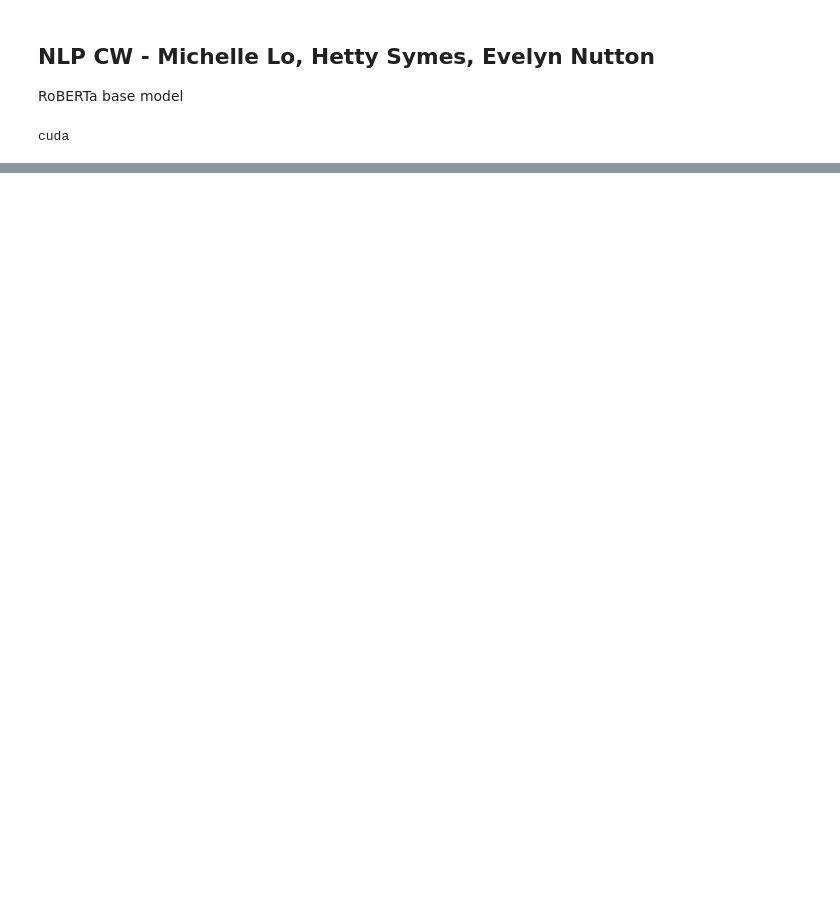
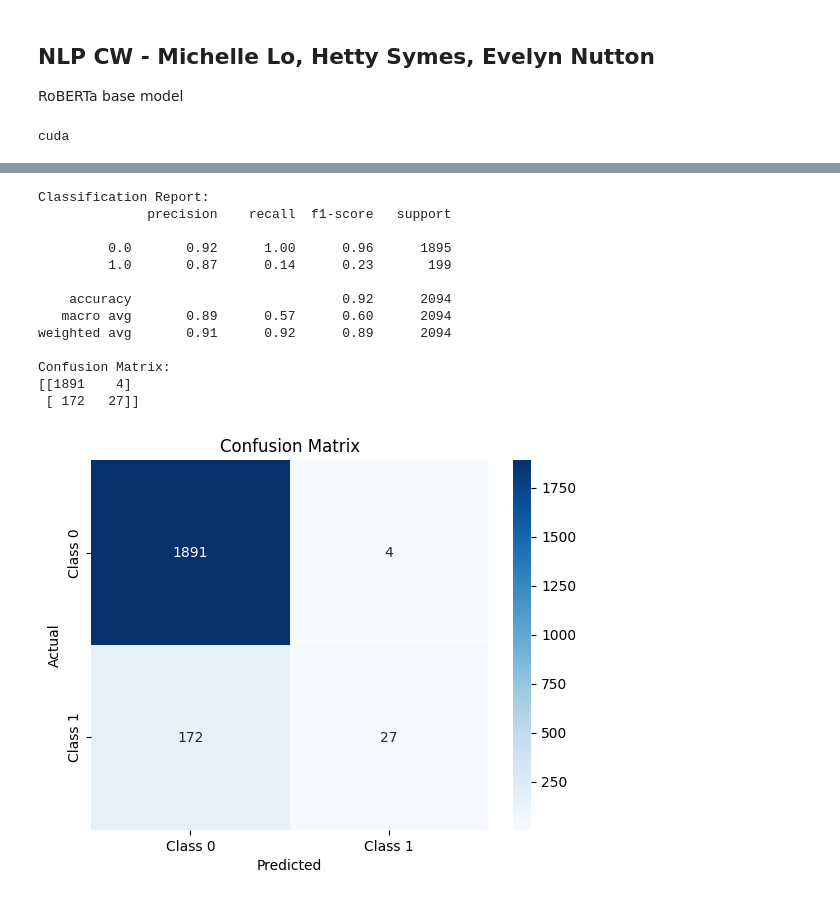
Before and after one commit to mwmlo/nlp-pcl-cw, a Jupyter notebook: nlp-cw.ipynb, the cells around one changed output, grey strips where cells are left out. Drawn from its saved outputs; the diff is of its cells as text; code cells hidden in the pictures; blank space fills up the shorter version.

Commit message:
roberta

```diff
--- a/nlp-cw.ipynb
+++ b/nlp-cw.ipynb
@@ -46,0 +103,21 @@ tokenizer = RobertaTokenizer.from_pretrained('roberta-base', truncation=True, do
+# %%
+class RobertaClass(torch.nn.Module):
+    def __init__(self):
+        super(RobertaClass, self).__init__()
+        self.l1 = pretrained_model
+        self.pre_classifier = torch.nn.Linear(768, 768)
+        self.dropout = torch.nn.Dropout(0.3)
+        self.classifier = torch.nn.Linear(768, 5)
+
+    def forward(self, input_ids, attention_mask, token_type_ids):
+        output_1 = self.l1(input_ids=input_ids, attention_mask=attention_mask, token_type_ids=token_type_ids)
+        hidden_state = output_1[0]
+        pooler = hidden_state[:, 0]
+        pooler = self.pre_classifier(pooler)
+        pooler = torch.nn.ReLU()(pooler)
+        pooler = self.dropout(pooler)
+        output = self.classifier(pooler)
+        return output
+# %%
+model = RobertaClass()
+model.to(device)
@@ -46,0 +142,9 @@ tokenizer = RobertaTokenizer.from_pretrained('roberta-base', truncation=True, do
+# %%
+
+# Creating the loss function and optimizer
+loss_function = torch.nn.CrossEntropyLoss()
+optimizer = torch.optim.AdamWs(params =  model.parameters(), lr=LEARNING_RATE)
+
+def calcuate_accuracy(preds, targets):
+    n_correct = (preds==targets).sum().item()
+    return n_correct
@@ -46,0 +231,30 @@ tokenizer = RobertaTokenizer.from_pretrained('roberta-base', truncation=True, do
+# %%
+print("Classification Report:")
+print(classification_report(targets.cpu().numpy(), preds.cpu().numpy()))
+
+# Confusion matrix
+cm = confusion_matrix(targets.cpu().numpy(), preds.cpu().numpy())
+print("Confusion Matrix:")
+print(cm)
+
+# Plot confusion matrix
+sns.heatmap(cm, annot=True, fmt="d", cmap="Blues", xticklabels=["Class 0", "Class 1"], yticklabels=["Class 0", "Class 1"])
+plt.xlabel("Predicted")
+plt.ylabel("Actual")
+plt.title("Confusion Matrix")
+plt.show()
+# %% [output]
+Classification Report:
+              precision    recall  f1-score   support
+
+         0.0       0.92      1.00      0.96      1895
+         1.0       0.87      0.14      0.23       199
+
+    accuracy                           0.92      2094
+   macro avg       0.89      0.57      0.60      2094
+weighted avg       0.91      0.92      0.89      2094
+
+Confusion Matrix:
+[[1891    4]
+ [ 172   27]]
+[figure, added]
```
Also changed, not shown: parts of 13 cells of this notebook.
